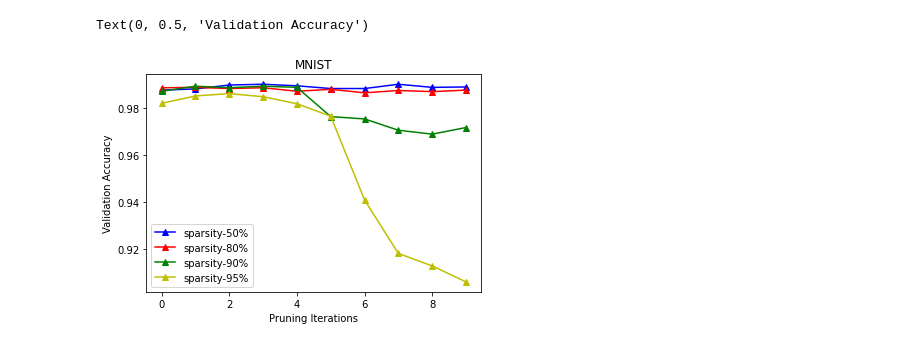
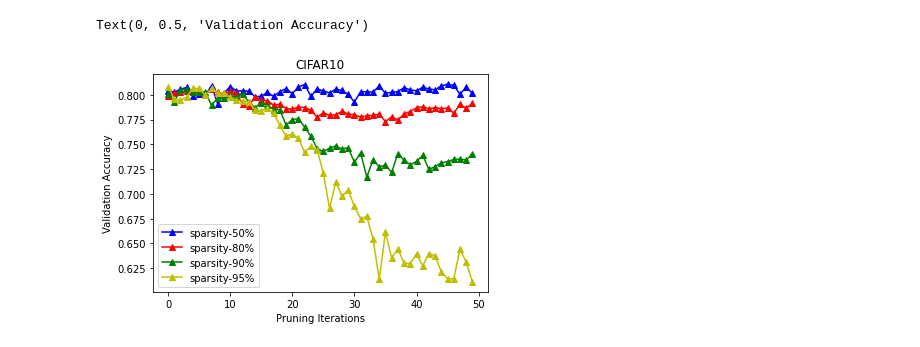
Before and after one commit to Harshik97/idl-nncompress, a Jupyter notebook: code-midway/prune-plots.ipynb, the cells around one changed output. Drawn from its saved outputs; the diff is of its cells as text; code cells hidden in the pictures.

```diff
--- a/code-midway/prune-plots.ipynb
+++ b/code-midway/prune-plots.ipynb
@@ -17,25 +17,24 @@ Mounted at /content/gdrive
 # %%
 dir_path = '/content/gdrive/My Drive/Fall20/10617_IDL/Project/results/'
+sparsity = ['50','80','90','95']
+plot_color = ['b','r','g','y']
+data = 'CIFAR10'
 # %%
-sparsity = ['50','80','90','95']
-plot_color = ['b','r','g','y']
-data = 'MNIST'
-
 fig, ax = plt.subplots()
 # fig.subplots_adjust(left=.15, bottom=.15, right=0.9, top=0.9)
 for i in range(4):
   folder_name = dir_path+data+'/sparse-{d}/'.format(d=sparsity[i])
   with open(folder_name+'metric-{d}.pkl'.format(d=sparsity[i]),'rb') as f:
     metric = pk.load(f)
   f.close()
   ax.plot(range(len(metric[1])),metric[1],plot_color[i]+'-^',label='sparsity-{d}%'.format(d=sparsity[i]))
 
 ax.legend()
 ax.set_title(data)
 ax.set_xlabel('Pruning Iterations')
 ax.set_ylabel('Validation Accuracy')
 # fig.set_size_inches(width, height)
 # fig.savefig(dir_path+data+'/{d}-prune-valAcc.pdf'.format(d=data),format='pdf')
 # %% [output]
 Text(0, 0.5, 'Validation Accuracy')
-[figure, old version]
+[figure, new version]
```
Also changed, not shown: parts of 6 cells of this notebook, 23 other files.
